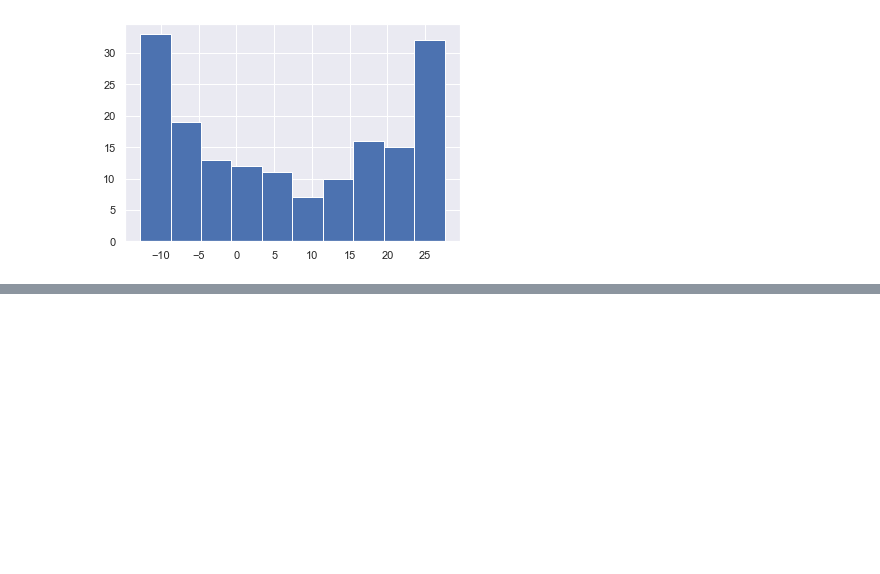
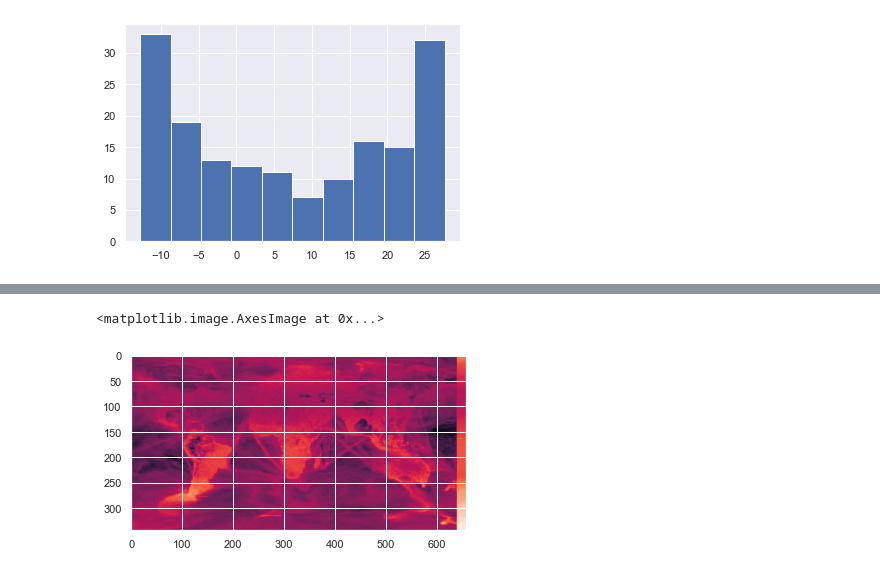
Before and after one commit to AlexTMallen/NASA-GEOS, a Jupyter notebook: ristretto/dimensionality-reduction.ipynb, the cells around one changed output, grey strips where cells are left out. Cells and saved outputs as stored; diff of their text form; code cells hidden in the pictures; blank space fills up the shorter version.

```diff
--- a/ristretto/dimensionality-reduction.ipynb
+++ b/ristretto/dimensionality-reduction.ipynb
@@ -617,0 +674,5 @@ plt.hist(V[:24*7, 2])
+# %%
+plt.imshow(reconstructed)
+# %% [output]
+<matplotlib.image.AxesImage at 0x...>
+[figure, added]
```
Also changed, not shown: parts of 8 cells of this notebook.
